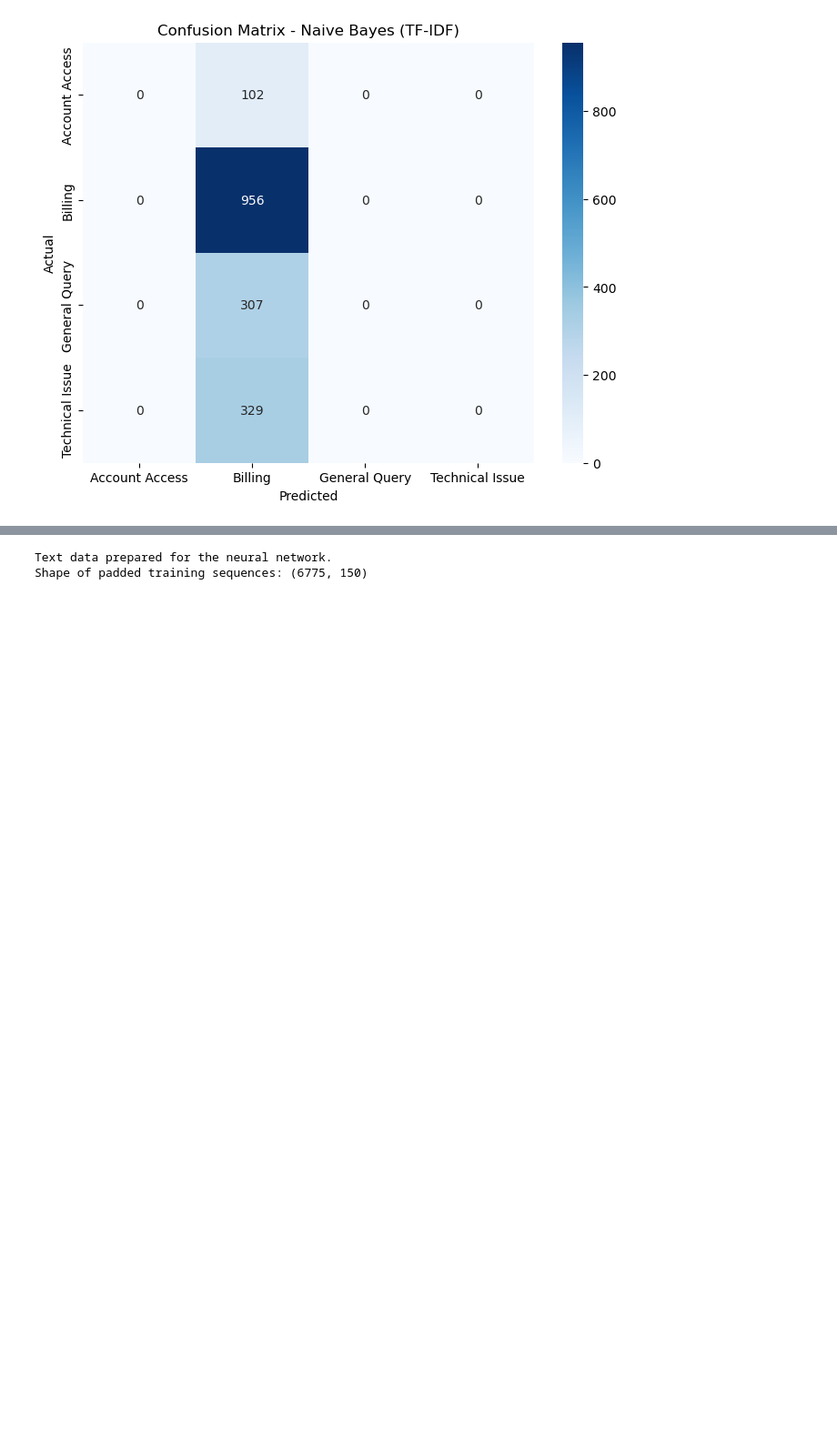
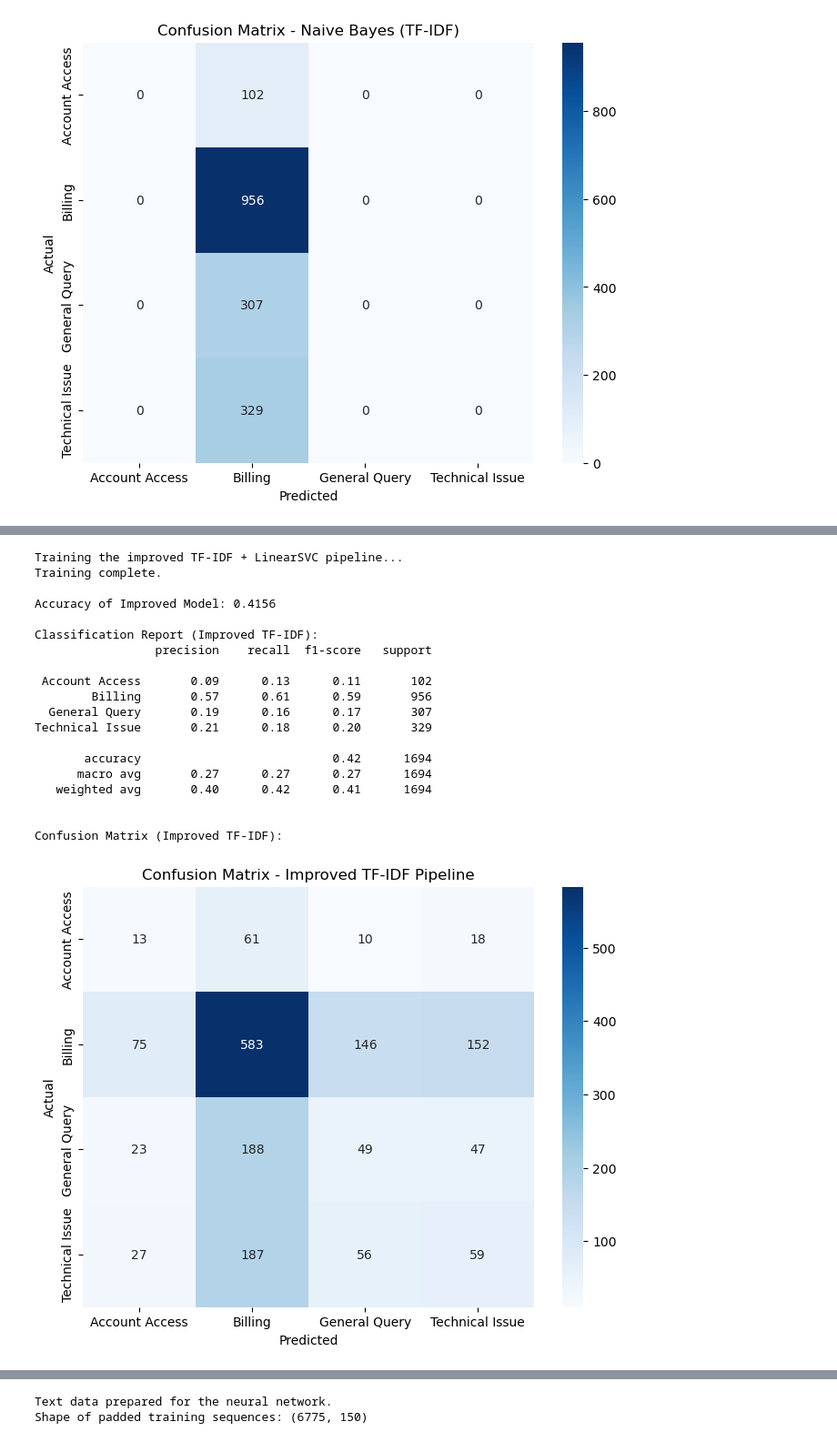
Before and after one commit to MohitBhimrajka/NLP_Customer_Support, a Jupyter notebook: 02_Task1_Ticket_Categorization.ipynb, the cells around one changed output, grey strips where cells are left out. Shown: that part at 91% size. Saved outputs shown, nothing was run; the diff lists cells and outputs as text; code cells hidden in the pictures; blank space fills up the shorter version.

```diff
--- a/02_Task1_Ticket_Categorization.ipynb
+++ b/02_Task1_Ticket_Categorization.ipynb
@@ -205,0 +218,69 @@ Confusion Matrix:
+# %%
+from sklearn.pipeline import Pipeline
+from sklearn.svm import LinearSVC
+from sklearn.feature_extraction.text import TfidfVectorizer
+from sklearn.metrics import accuracy_score, classification_report, confusion_matrix
+import seaborn as sns
+import matplotlib.pyplot as plt
+
+# 1. Create a scikit-learn Pipeline
+# This chains the vectorizer and the classifier together.
+improved_tfidf_pipeline = Pipeline([
+    # Step 1: Improved TfidfVectorizer with n-grams and vocabulary pruning
+    ('tfidf', TfidfVectorizer(
+        ngram_range=(1, 2), # Use both single words and two-word phrases
+        min_df=3,             # Ignore terms that appear in fewer than 3 tickets
+        max_df=0.90           # Ignore terms that appear in more than 90% of tickets
+    )),
+    # Step 2: A more robust classifier with built-in handling for class imbalance
+    ('clf', LinearSVC(
+        class_weight='balanced', # This is the key to fixing the collapse issue
+        random_state=42,
+        max_iter=2007 # Increase iterations for convergence
+    )),
+])
+
+# 2. Train the entire improved pipeline on the training data
+print("Training the improved TF-IDF + LinearSVC pipeline...")
+improved_tfidf_pipeline.fit(X_train, y_train)
+print("Training complete.")
+
+# 3. Make predictions on the test data
+y_pred_improved = improved_tfidf_pipeline.predict(X_test)
+
+# 4. Evaluate the improved model's performance
+print(f"\nAccuracy of Improved Model: {accuracy_score(y_test, y_pred_improved):.4f}")
+
+print("\nClassification Report (Improved TF-IDF):")
+print(classification_report(y_test, y_pred_improved))
+
+print("\nConfusion Matrix (Improved TF-IDF):")
+cm_improved = confusion_matrix(y_test, y_pred_improved)
+plt.figure(figsize=(8, 6))
+sns.heatmap(cm_improved, annot=True, fmt='d', cmap='Blues',
+            xticklabels=improved_tfidf_pipeline.classes_, yticklabels=improved_tfidf_pipeline.classes_)
+plt.xlabel('Predicted')
+plt.ylabel('Actual')
+plt.title('Confusion Matrix - Improved TF-IDF Pipeline')
+plt.show()
+# %% [output]
+Training the improved TF-IDF + LinearSVC pipeline...
+Training complete.
+
+Accuracy of Improved Model: 0.4156
+
+Classification Report (Improved TF-IDF):
+                 precision    recall  f1-score   support
+
+ Account Access       0.09      0.13      0.11       102
+        Billing       0.57      0.61      0.59       956
+  General Query       0.19      0.16      0.17       307
+Technical Issue       0.21      0.18      0.20       329
+
+       accuracy                           0.42      1694
+      macro avg       0.27      0.27      0.27      1694
+   weighted avg       0.40      0.42      0.41      1694
+
+
+Confusion Matrix (Improved TF-IDF):
+[figure, added]
```
Also changed, not shown: parts of 12 cells of this notebook, 1 other file.
